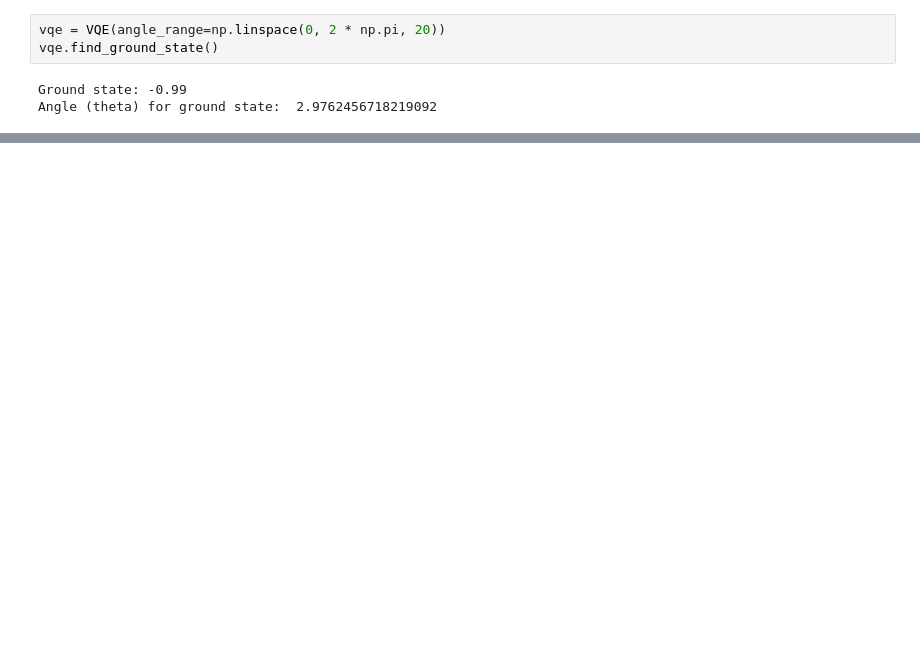
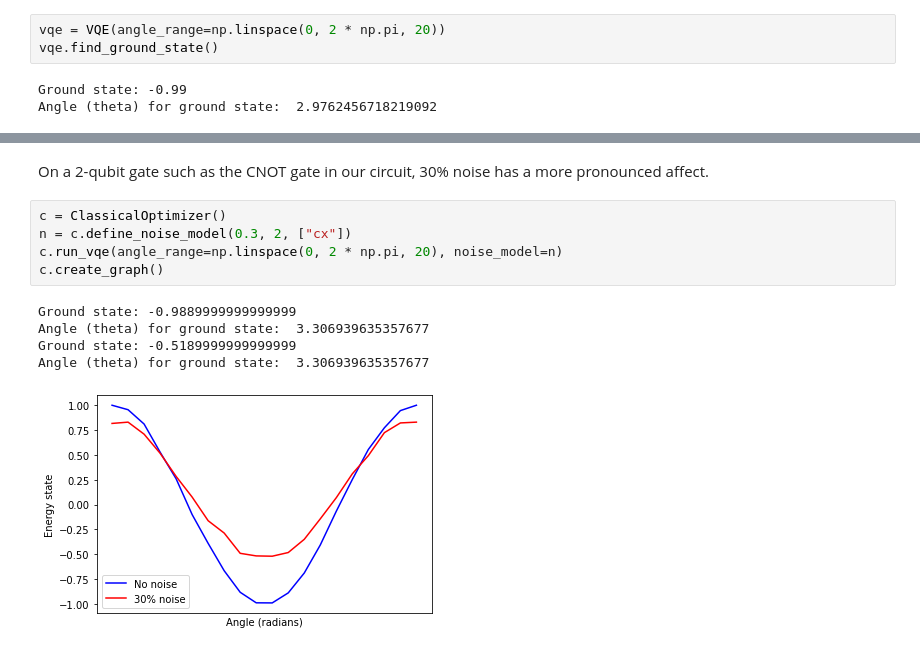
Before and after one commit to pchung39/quantum_variational_eigensolver, a Jupyter notebook: vqe.ipynb, the cells around one changed output, grey strips where cells are left out. Cells and saved outputs as stored; diff of their text form; blank space fills up the shorter version.

```diff
--- a/vqe.ipynb
+++ b/vqe.ipynb
@@ -394,0 +298,13 @@ WARNING:matplotlib.legend:No handles with labels found to put in legend.
+# %% [markdown]
+On a 2-qubit gate such as the CNOT gate in our circuit, 30% noise has a more pronounced affect.
+# %%
+c = ClassicalOptimizer()
+n = c.define_noise_model(0.3, 2, ["cx"])
+c.run_vqe(angle_range=np.linspace(0, 2 * np.pi, 20), noise_model=n)
+c.create_graph()
+# %% [output]
+Ground state: -0.9889999999999999
+Angle (theta) for ground state:  3.306939635357677
+Ground state: -0.5189999999999999
+Angle (theta) for ground state:  3.306939635357677
+[figure, added]
```
Also changed, not shown: parts of 29 cells of this notebook, 4 other files.
